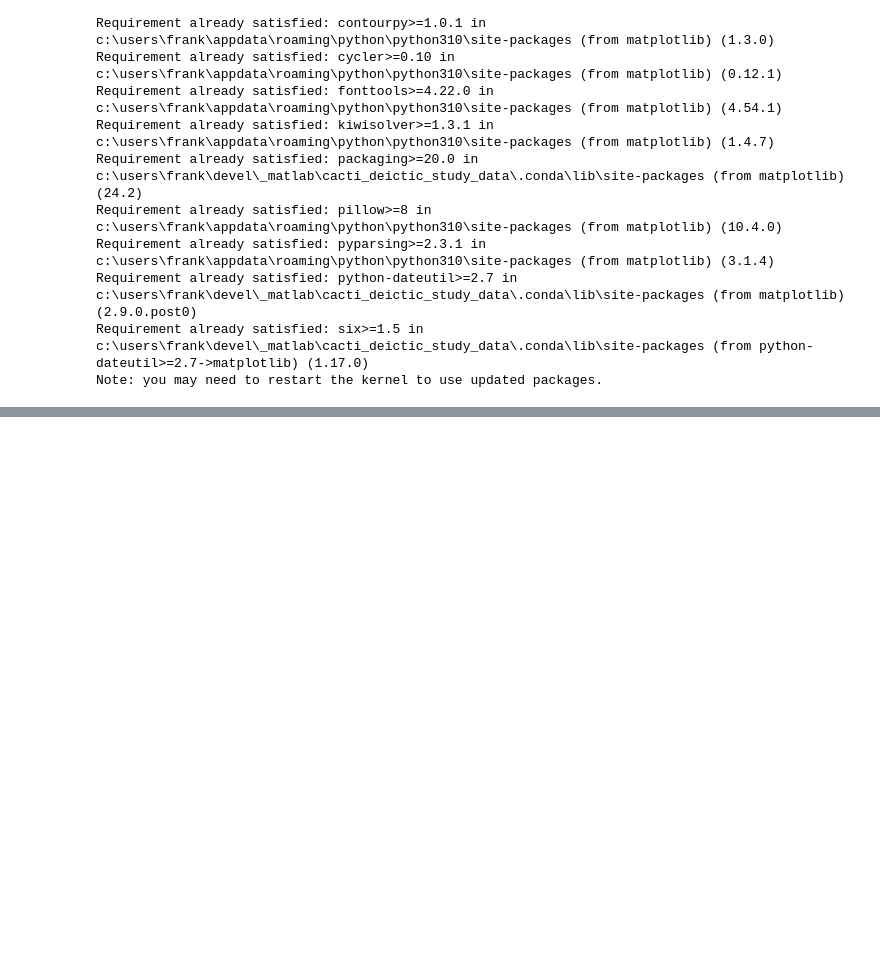
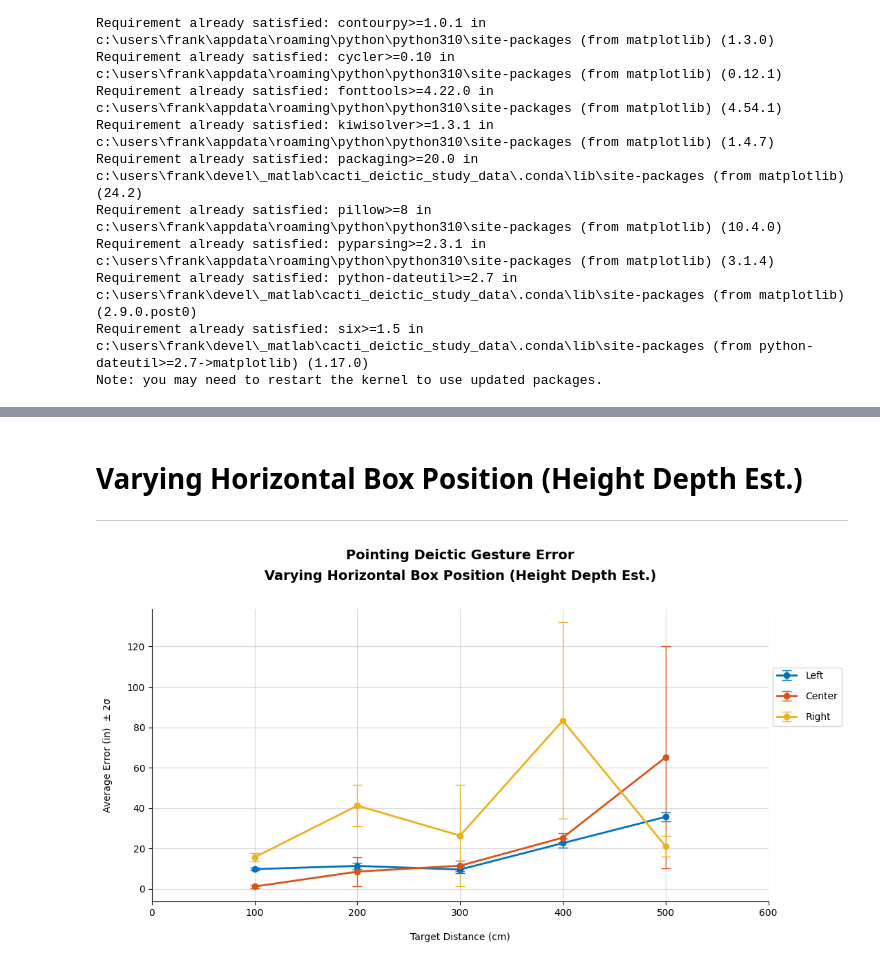
Before and after one commit to frank-Regal/cacti_deictic_study_data, a Jupyter notebook: analysis/2025.03.25_prelim.ipynb, the cells around one changed output, grey strips where cells are left out. Drawn from its saved outputs; the diff is of its cells as text; code cells hidden in the pictures; blank space fills up the shorter version.

```diff
--- a/analysis/2025.03.25_prelim.ipynb
+++ b/analysis/2025.03.25_prelim.ipynb
@@ -241,0 +283,35 @@ plt.savefig('left_center_right_comparison.svg', format='svg', bbox_inches='tight
+# %% [markdown]
+# Varying Horizontal Box Position (Height Depth Est.)
+---
+# %%
+"""
+LEFT, RIGHT, CENTER Import
+"""
+
+# Define parameters
+participants = ['frank']
+target_dist = [100, 200, 300, 400, 500]
+sigma = 2
+box = '080'
+
+# Get data
+center_data_cm, center_data_in = get_data(participants, target_dist, 'VIS_Kalibr_height_estimation', box, base_path)
+left_data_cm, left_data_in = get_data(participants, target_dist, 'VIS_Kalibr_height_estimation_left_box', box, base_path)
+right_data_cm, right_data_in = get_data(participants, target_dist, 'VIS_Kalibr_height_estimation_right_box', box, base_path)
+
+# Calculate error metrics
+center_metrics = calc_error_metrics(center_data_in, z_threshold=sigma)
+left_metrics = calc_error_metrics(left_data_in, z_threshold=sigma)
+right_metrics = calc_error_metrics(right_data_in, z_threshold=sigma)
+
+# Plot mean errors
+fig4 = plot_mean_errors([left_metrics, center_metrics, right_metrics],
+                          labels=[ 'Left', 'Center', 'Right'],
+                          colors=[COLORS.BLUE, COLORS.ORANGE, COLORS.YELLOW],
+                          title='Pointing Deictic Gesture Error\nVarying Horizontal Box Position (Height Depth Est.)',
+                          ylabel=f'Average Error (in)  ± {sigma}σ',
+                          xlabel='Target Distance (cm)')
+
+plt.savefig('vary_horizontal_box_position_height_depth_est.svg', format='svg', bbox_inches='tight')
+# %% [output]
+[figure, added]
```
Also changed, not shown: parts of 10 cells of this notebook, 13 other files.
